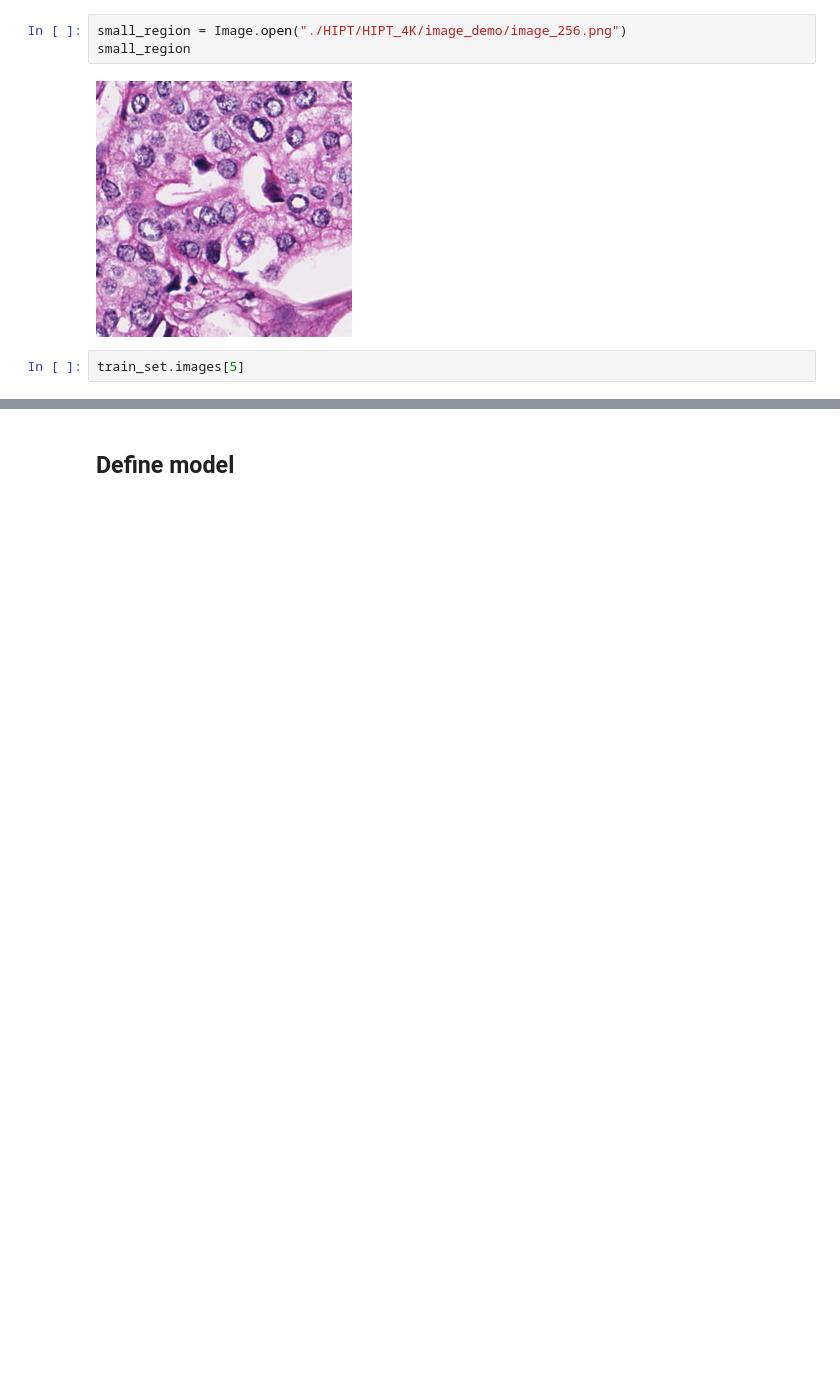
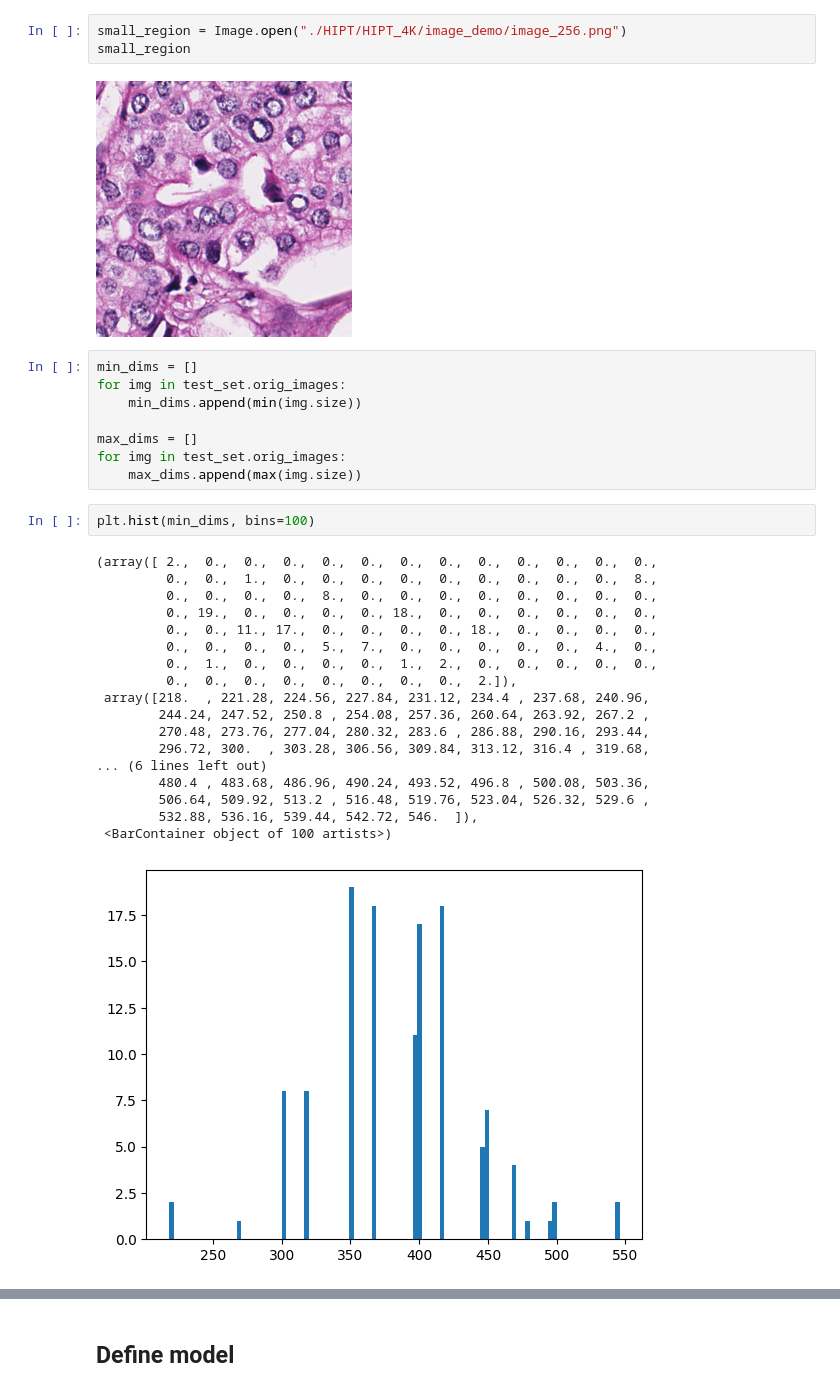
Before and after one commit to mayarali/carcinoma_classification, a Jupyter notebook: hipt_test.ipynb, the cells around one changed output, grey strips where cells are left out. Cells and saved outputs as stored; diff of their text form; blank space fills up the shorter version.

```diff
--- a/hipt_test.ipynb
+++ b/hipt_test.ipynb
@@ -63,5 +52,32 @@ small_region = Image.open("./HIPT/HIPT_4K/image_demo/image_256.png")
 small_region
 # %% [output]
 [figure]
-# %%
-train_set.images[5]
+# %%
+min_dims = []
+for img in test_set.orig_images:
+    min_dims.append(min(img.size))
+
+max_dims = []
+for img in test_set.orig_images:
+    max_dims.append(max(img.size))
+# %%
+plt.hist(min_dims, bins=100)
+# %% [output]
+(array([ 2.,  0.,  0.,  0.,  0.,  0.,  0.,  0.,  0.,  0.,  0.,  0.,  0.,
+         0.,  0.,  1.,  0.,  0.,  0.,  0.,  0.,  0.,  0.,  0.,  0.,  8.,
+         0.,  0.,  0.,  0.,  8.,  0.,  0.,  0.,  0.,  0.,  0.,  0.,  0.,
+         0., 19.,  0.,  0.,  0.,  0., 18.,  0.,  0.,  0.,  0.,  0.,  0.,
+         0.,  0., 11., 17.,  0.,  0.,  0.,  0., 18.,  0.,  0.,  0.,  0.,
+         0.,  0.,  0.,  0.,  5.,  7.,  0.,  0.,  0.,  0.,  0.,  4.,  0.,
+         0.,  1.,  0.,  0.,  0.,  0.,  1.,  2.,  0.,  0.,  0.,  0.,  0.,
+         0.,  0.,  0.,  0.,  0.,  0.,  0.,  0.,  2.]),
+ array([218.  , 221.28, 224.56, 227.84, 231.12, 234.4 , 237.68, 240.96,
+        244.24, 247.52, 250.8 , 254.08, 257.36, 260.64, 263.92, 267.2 ,
+        270.48, 273.76, 277.04, 280.32, 283.6 , 286.88, 290.16, 293.44,
+        296.72, 300.  , 303.28, 306.56, 309.84, 313.12, 316.4 , 319.68,
+... (6 lines left out)
+        480.4 , 483.68, 486.96, 490.24, 493.52, 496.8 , 500.08, 503.36,
+        506.64, 509.92, 513.2 , 516.48, 519.76, 523.04, 526.32, 529.6 ,
+        532.88, 536.16, 539.44, 542.72, 546.  ]),
+ <BarContainer object of 100 artists>)
+[figure, added]
```
Also changed, not shown: parts of 38 cells of this notebook, 3 other files.
